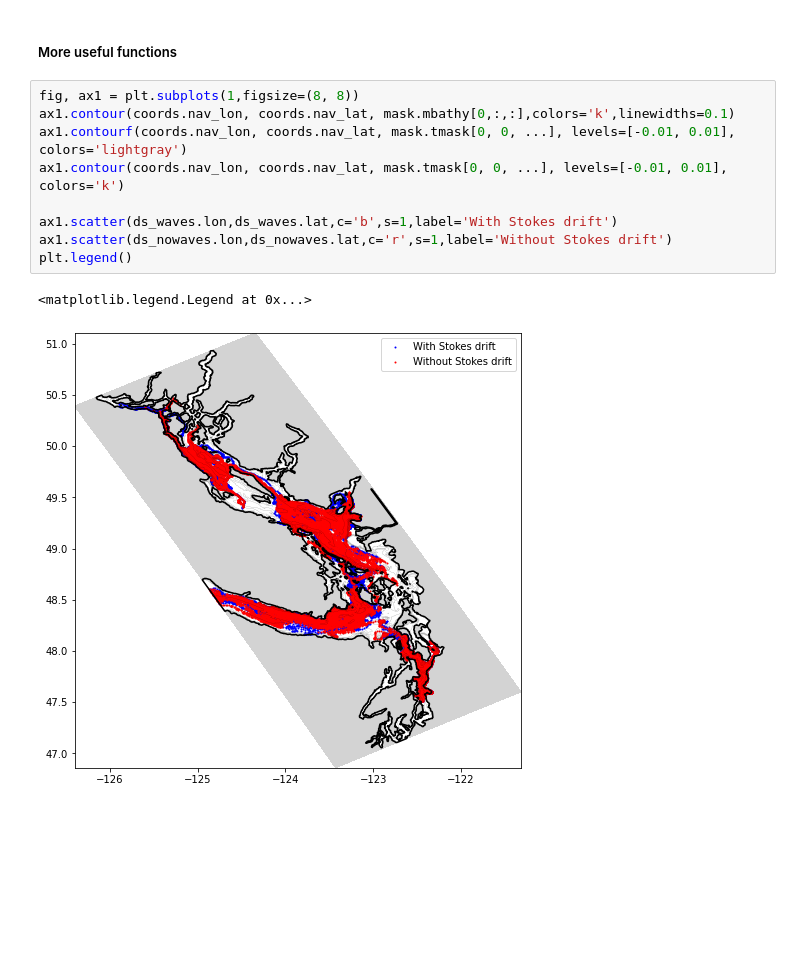
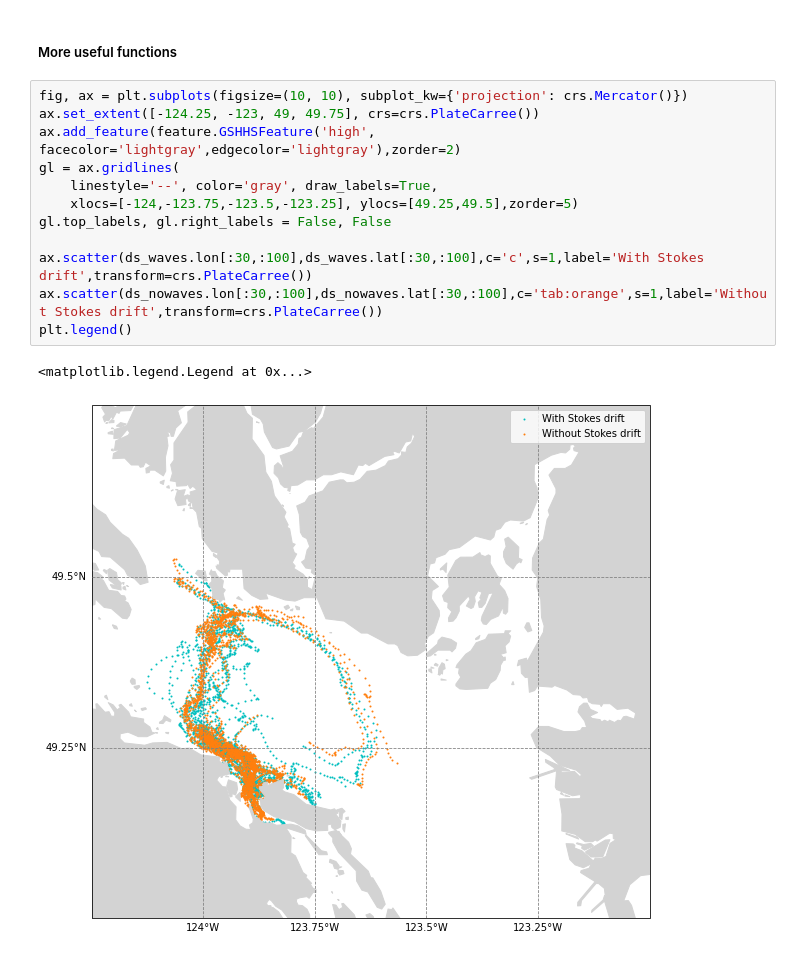
Before and after one commit to UBC-MOAD/MoaceanParcels, a Jupyter notebook: docs/kernels/kernel_example_notebooks/particle_behaviour_kernels/Stokes_drift-example.ipynb, the cells around one changed output. Cells and saved outputs as stored; diff of their text form; blank space fills up the shorter version.

```diff
--- a/docs/kernels/kernel_example_notebooks/particle_behaviour_kernels/Stokes_drift-example.ipynb
+++ b/docs/kernels/kernel_example_notebooks/particle_behaviour_kernels/Stokes_drift-example.ipynb
@@ -243,15 +235,18 @@ mask = xr.open_dataset(paths['mask'])
 colores=['#1f77b4', '#ff7f0e', '#2ca02c', '#d62728', '#9467bd', '#8c564b', '#e377c2', '#7f7f7f', '#bcbd22', '#17becf']
 # %% [markdown]
 ##### More useful functions
-# %%
-fig, ax1 = plt.subplots(1,figsize=(8, 8))
-ax1.contour(coords.nav_lon, coords.nav_lat, mask.mbathy[0,:,:],colors='k',linewidths=0.1)
-ax1.contourf(coords.nav_lon, coords.nav_lat, mask.tmask[0, 0, ...], levels=[-0.01, 0.01], colors='lightgray')
-ax1.contour(coords.nav_lon, coords.nav_lat, mask.tmask[0, 0, ...], levels=[-0.01, 0.01], colors='k')
-
-ax1.scatter(ds_waves.lon,ds_waves.lat,c='b',s=1,label='With Stokes drift')
-ax1.scatter(ds_nowaves.lon,ds_nowaves.lat,c='r',s=1,label='Without Stokes drift')
-plt.legend()
-# %% [output]
-<matplotlib.legend.Legend at 0x...>
-[figure, removed]
+# %%
+fig, ax = plt.subplots(figsize=(10, 10), subplot_kw={'projection': crs.Mercator()})
+ax.set_extent([-124.25, -123, 49, 49.75], crs=crs.PlateCarree())
+ax.add_feature(feature.GSHHSFeature('high', facecolor='lightgray',edgecolor='lightgray'),zorder=2)
+gl = ax.gridlines(
+    linestyle='--', color='gray', draw_labels=True,
+    xlocs=[-124,-123.75,-123.5,-123.25], ylocs=[49.25,49.5],zorder=5)
+gl.top_labels, gl.right_labels = False, False
+
+ax.scatter(ds_waves.lon[:30,:100],ds_waves.lat[:30,:100],c='c',s=1,label='With Stokes drift',transform=crs.PlateCarree())
+ax.scatter(ds_nowaves.lon[:30,:100],ds_nowaves.lat[:30,:100],c='tab:orange',s=1,label='Without Stokes drift',transform=crs.PlateCarree())
+plt.legend()
+# %% [output]
+<matplotlib.legend.Legend at 0x...>
+[figure, added]
```
Also changed, not shown: parts of 5 cells of this notebook.
